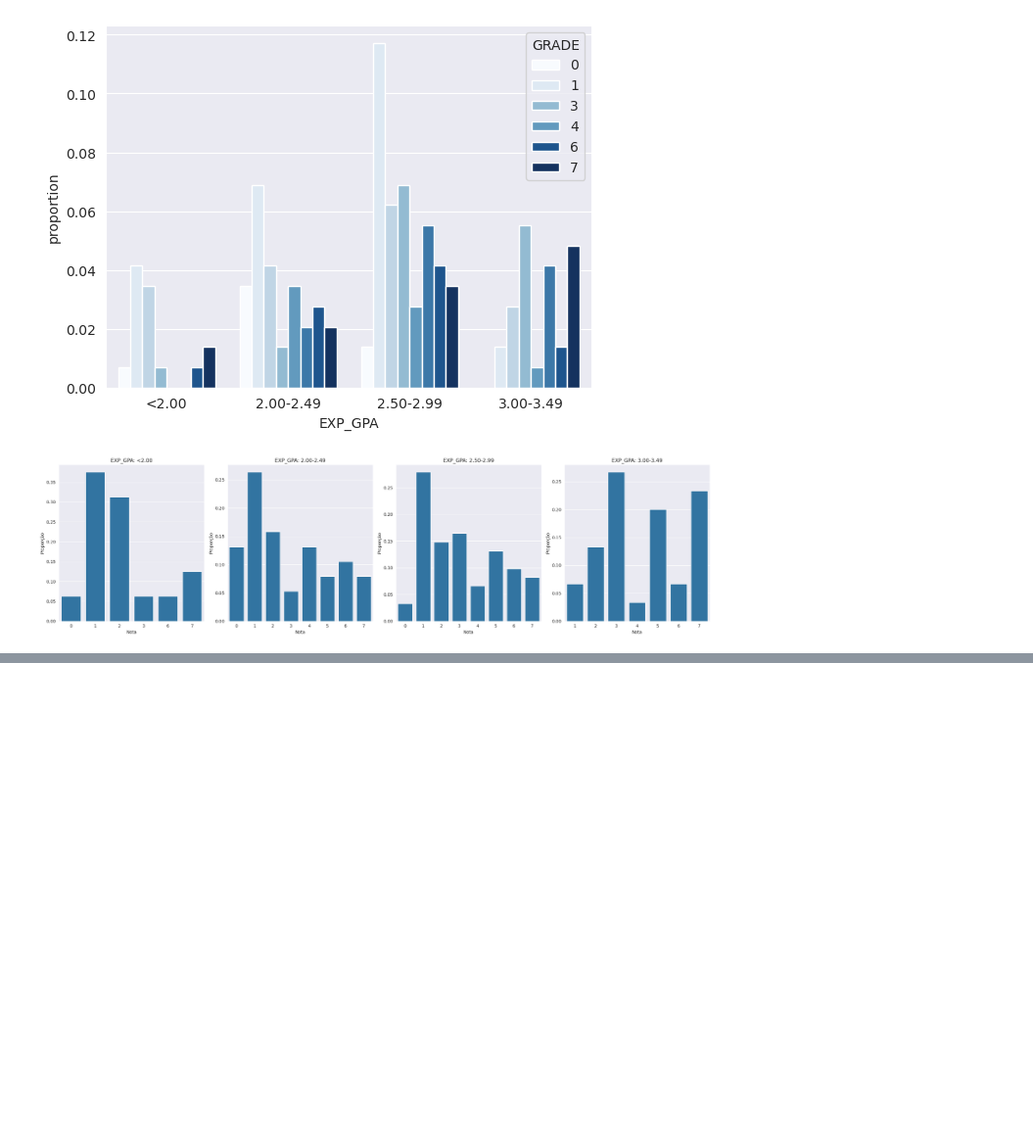
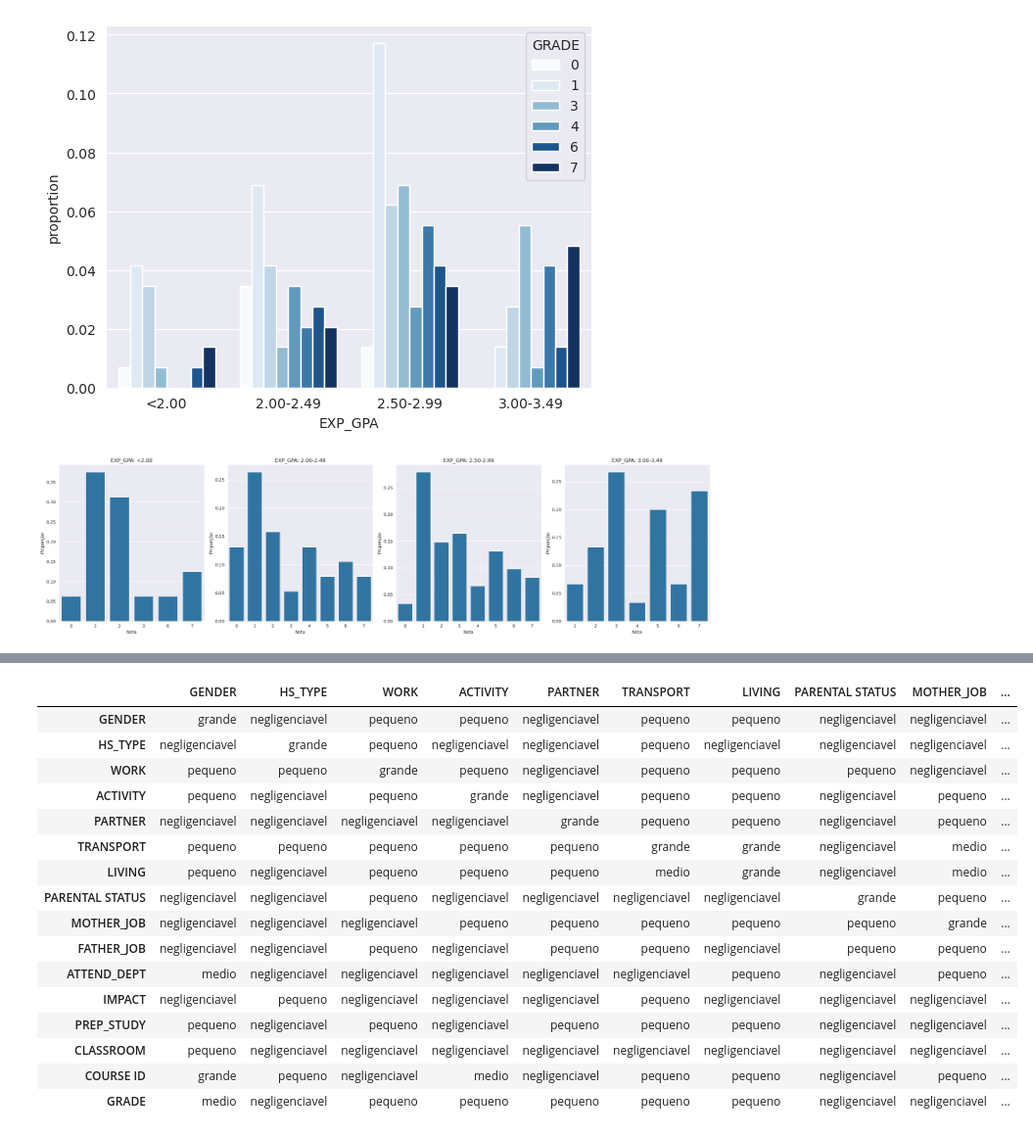
Before and after one commit to RodolfoPCruz/students-performance, a Jupyter notebook: performance_higher_education.ipynb, the cells around one changed output, grey strips where cells are left out. Shown at 98% size. Cells and saved outputs as stored; diff of their text form; code cells hidden in the pictures; blank space fills up the shorter version.

```diff
--- a/performance_higher_education.ipynb
+++ b/performance_higher_education.ipynb
@@ -1057,0 +1261,21 @@ gerar_subplot_proporcao_por_grupo(df_higher_education,index_expected_GPA,"EXP_GP
+# %%
+nivel_associacao_cramer=converter_cramer_value_nivel(df_cramer,df_cramer_degrees_freedom)
+nivel_associacao_cramer
+# %% [output]
+|  | GENDER | HS_TYPE | WORK | ACTIVITY | PARTNER | TRANSPORT | LIVING | PARENTAL STATUS | MOTHER_JOB | ... |
+| GENDER | grande | negligenciavel | pequeno | pequeno | negligenciavel | pequeno | pequeno | negligenciavel | negligenciavel | ... |
+| HS_TYPE | negligenciavel | grande | pequeno | negligenciavel | negligenciavel | pequeno | negligenciavel | negligenciavel | negligenciavel | ... |
+| WORK | pequeno | pequeno | grande | pequeno | negligenciavel | pequeno | pequeno | pequeno | negligenciavel | ... |
+| ACTIVITY | pequeno | negligenciavel | pequeno | grande | negligenciavel | pequeno | pequeno | negligenciavel | pequeno | ... |
+| PARTNER | negligenciavel | negligenciavel | negligenciavel | negligenciavel | grande | pequeno | pequeno | negligenciavel | pequeno | ... |
+| TRANSPORT | pequeno | pequeno | pequeno | pequeno | pequeno | grande | grande | negligenciavel | medio | ... |
+| LIVING | pequeno | negligenciavel | pequeno | pequeno | pequeno | medio | grande | negligenciavel | medio | ... |
+| PARENTAL STATUS | negligenciavel | negligenciavel | pequeno | negligenciavel | negligenciavel | negligenciavel | negligenciavel | grande | pequeno | ... |
+| MOTHER_JOB | negligenciavel | negligenciavel | negligenciavel | pequeno | pequeno | pequeno | pequeno | pequeno | grande | ... |
+| FATHER_JOB | negligenciavel | negligenciavel | pequeno | negligenciavel | pequeno | pequeno | negligenciavel | pequeno | pequeno | ... |
+| ATTEND_DEPT | medio | negligenciavel | negligenciavel | negligenciavel | negligenciavel | negligenciavel | pequeno | negligenciavel | pequeno | ... |
+| IMPACT | negligenciavel | pequeno | negligenciavel | negligenciavel | negligenciavel | pequeno | negligenciavel | negligenciavel | negligenciavel | ... |
+| PREP_STUDY | pequeno | negligenciavel | pequeno | negligenciavel | pequeno | pequeno | pequeno | negligenciavel | negligenciavel | ... |
+| CLASSROOM | pequeno | negligenciavel | negligenciavel | negligenciavel | negligenciavel | negligenciavel | negligenciavel | negligenciavel | negligenciavel | ... |
+| COURSE ID | grande | pequeno | negligenciavel | medio | negligenciavel | pequeno | pequeno | negligenciavel | pequeno | ... |
+| GRADE | medio | negligenciavel | pequeno | pequeno | pequeno | pequeno | pequeno | negligenciavel | negligenciavel | ... |
```
Also changed, not shown: parts of 16 cells of this notebook.
